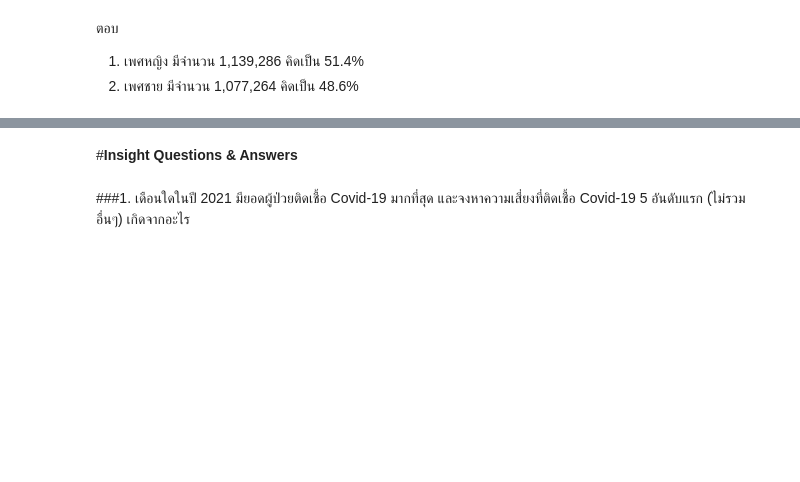
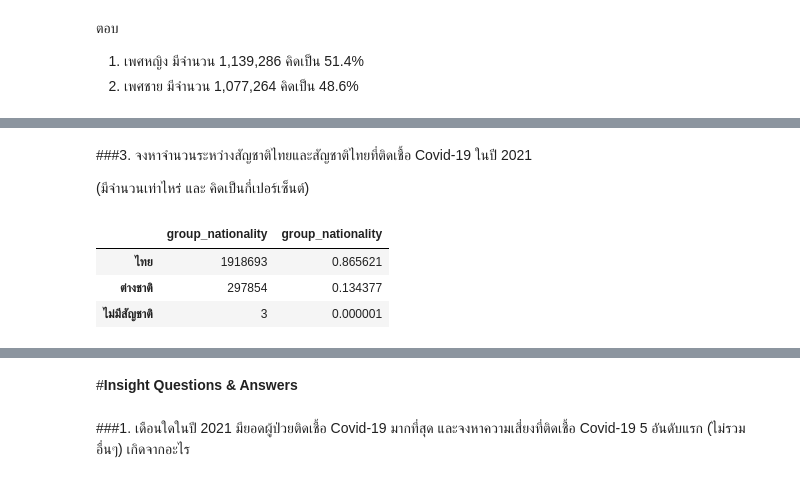
Before and after one commit to Toeysamm/2-64-NIDA-DADS5001, a Jupyter notebook: Covid19_midterm.ipynb, the cells around one changed output, grey strips where cells are left out. Drawn from its saved outputs; the diff is of its cells as text; code cells hidden in the pictures; blank space fills up the shorter version.

```diff
--- a/Covid19_midterm.ipynb
+++ b/Covid19_midterm.ipynb
@@ -334,0 +361,11 @@ fig.show()
+# %% [markdown]
+###3. จงหาจำนวนระหว่างสัญชาติไทยและสัญชาติไทยที่ติดเชื้อ Covid-19 ในปี 2021
+
+(มีจำนวนเท่าไหร่ และ คิดเป็นกี่เปอร์เซ็นต์)
+# %%
+pd.concat([covid19Y64['group_nationality'].value_counts().to_frame(), covid19Y64['group_nationality'].value_counts(normalize=True).to_frame()], axis=1)
+# %% [output]
+|  | group_nationality | group_nationality |
+| ไทย | 1918693 | 0.865621 |
+| ต่างชาติ | 297854 | 0.134377 |
+| ไม่มีสัญชาติ | 3 | 0.000001 |
```
Also changed, not shown: parts of 22 cells of this notebook.
